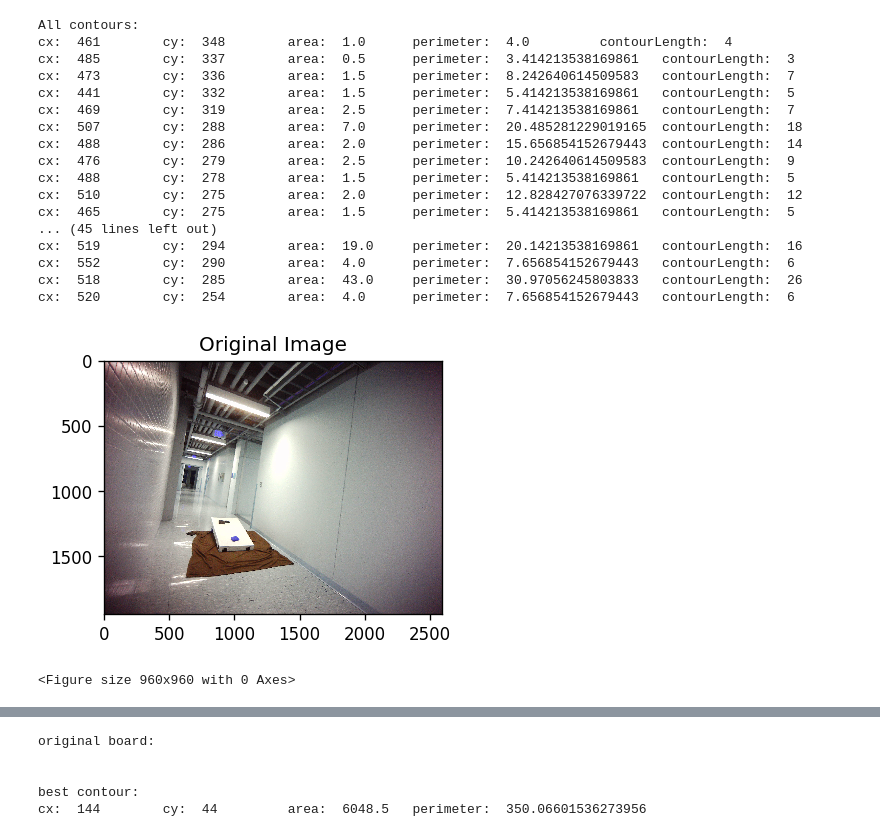
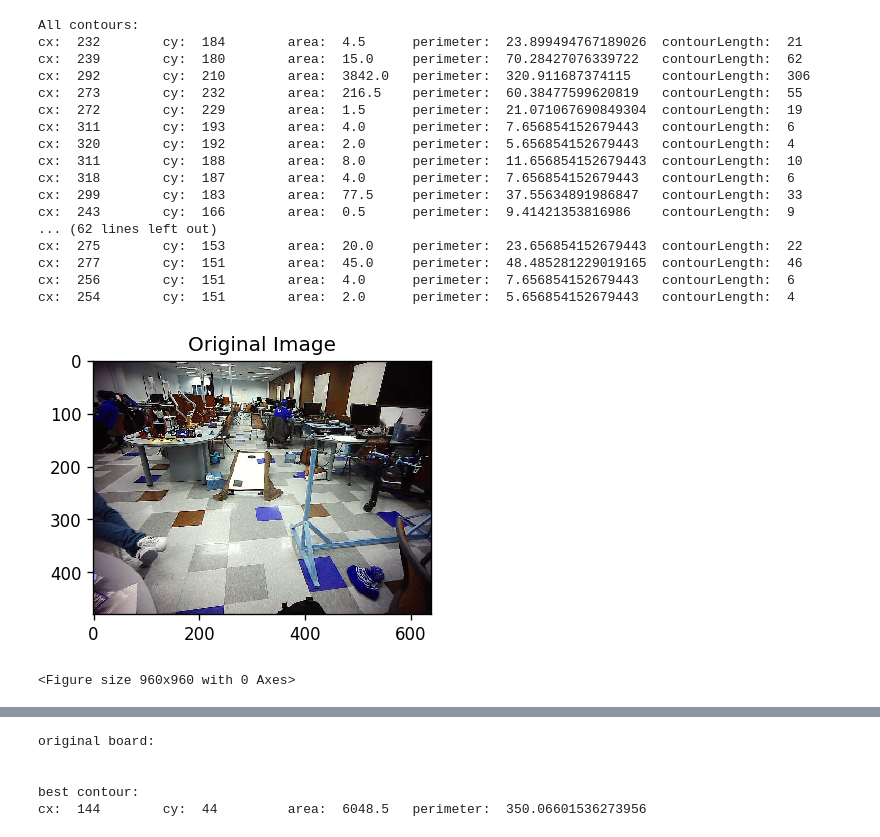
Before and after one commit to awlevin/cornhole-fiesta, a Jupyter notebook: opencv/harris.ipynb, the cells around one changed output, grey strips where cells are left out. Saved outputs shown, nothing was run; the diff lists cells and outputs as text; code cells hidden in the pictures.

```diff
--- a/opencv/harris.ipynb
+++ b/opencv/harris.ipynb
@@ -10,7 +10,7 @@ from scipy.spatial import distance
 from matplotlib import pyplot as plt
 %matplotlib inline
 #src = cv.imread('images/test_wood_bags.png')
-imgString = 'images/Cornhole_pics/pic4.jpg'
+imgString = 'images/tb4.png'
 src = cv.imread(imgString)
 graysrc = cv.cvtColor(src.copy(), cv.COLOR_BGR2GRAY)
 plt.imshow(src)
@@ -154,7 +154,7 @@ for cnt in contours:
     area = cnt_dict['area']
     perimeter = cnt_dict['perimeter']
 
-    if (cx not in range(250,600) or cy not in range(250, 350)):
+    if (cx not in range(220,350) or cy not in range(140, 300)):
         continue
     elif (perimeter > 25 and perimeter < 80):
         possible_bag_cnts.append(cnt)
@@ -165,7 +165,7 @@ for cnt in contours:
     # draw all of the contours we find
     cv.drawContours(src_with_contours, cnt, -1, (0,0,255), 2)
 
-    if (int(perimeter) in range(450, 550)): # must convert double to int for range comparison
+    if (int(area) in range(1000, 2000)): # must convert double to int for range comparison
         # save board contour and centroid (x,y) values
         board_cnt = cnt; board_cx = cx; board_cy = cy
 
@@ -175,50 +175,50 @@ fig = plt.figure(figsize=(8,8),dpi=(120))
 
 if (board_cnt is not None):
 
     # Get mask
     mask = np.zeros(graysrc.shape,np.uint8)
     cv.drawContours(mask,[board_cnt],0,255,cv.FILLED)
 
     # Get all the pixels of the board
     pixelpoints = np.transpose(np.nonzero(mask))
 
     # Display subplot showing board mask
     a = fig.add_subplot(2,2,1)
     plt.imshow(mask)
     a.set_title('Board Mask')
 
     # Get the color at the centroid of the board
     board_centroid_rgb = [src.item(board_cx,board_cy,rgb) for rgb in range(0,3)]
     print("RGB: ", board_centroid_rgb)
 
     # Fill the board contour with some specific color
     print('mean color: ', cv.mean(src, mask=mask))
     board_color_mean = cv.mean(src, mask=mask)
     cloned = cv.drawContours(src.copy(), [board_cnt], 0, board_centroid_rgb, cv.FILLED)
 
     # Display subplot filling in board mask with centroid RGB
     a = fig.add_subplot(2,2,2)
     plt.imshow(cloned)
     a.set_title('Board filled with centroid RGB')
 # %% [output]
 All contours:
-cx:  461        cy:  348        area:  1.0      perimeter:  4.0         contourLength:  4
-cx:  485        cy:  337        area:  0.5      perimeter:  3.414213538169861   contourLength:  3
-cx:  473        cy:  336        area:  1.5      perimeter:  8.242640614509583   contourLength:  7
-cx:  441        cy:  332        area:  1.5      perimeter:  5.414213538169861   contourLength:  5
-cx:  469        cy:  319        area:  2.5      perimeter:  7.414213538169861   contourLength:  7
-cx:  507        cy:  288        area:  7.0      perimeter:  20.485281229019165  contourLength:  18
-cx:  488        cy:  286        area:  2.0      perimeter:  15.656854152679443  contourLength:  14
-cx:  476        cy:  279        area:  2.5      perimeter:  10.242640614509583  contourLength:  9
-cx:  488        cy:  278        area:  1.5      perimeter:  5.414213538169861   contourLength:  5
-cx:  510        cy:  275        area:  2.0      perimeter:  12.828427076339722  contourLength:  12
-cx:  465        cy:  275        area:  1.5      perimeter:  5.414213538169861   contourLength:  5
-... (45 lines left out)
-cx:  519        cy:  294        area:  19.0     perimeter:  20.14213538169861   contourLength:  16
-cx:  552        cy:  290        area:  4.0      perimeter:  7.656854152679443   contourLength:  6
-cx:  518        cy:  285        area:  43.0     perimeter:  30.97056245803833   contourLength:  26
-cx:  520        cy:  254        area:  4.0      perimeter:  7.656854152679443   contourLength:  6
+cx:  232        cy:  184        area:  4.5      perimeter:  23.899494767189026  contourLength:  21
+cx:  239        cy:  180        area:  15.0     perimeter:  70.28427076339722   contourLength:  62
+cx:  292        cy:  210        area:  3842.0   perimeter:  320.911687374115    contourLength:  306
+cx:  273        cy:  232        area:  216.5    perimeter:  60.38477599620819   contourLength:  55
+cx:  272        cy:  229        area:  1.5      perimeter:  21.071067690849304  contourLength:  19
+cx:  311        cy:  193        area:  4.0      perimeter:  7.656854152679443   contourLength:  6
+cx:  320        cy:  192        area:  2.0      perimeter:  5.656854152679443   contourLength:  4
+cx:  311        cy:  188        area:  8.0      perimeter:  11.656854152679443  contourLength:  10
+cx:  318        cy:  187        area:  4.0      perimeter:  7.656854152679443   contourLength:  6
+cx:  299        cy:  183        area:  77.5     perimeter:  37.55634891986847   contourLength:  33
+cx:  243        cy:  166        area:  0.5      perimeter:  9.41421353816986    contourLength:  9
+... (62 lines left out)
+cx:  275        cy:  153        area:  20.0     perimeter:  23.656854152679443  contourLength:  22
+cx:  277        cy:  151        area:  45.0     perimeter:  48.485281229019165  contourLength:  46
+cx:  256        cy:  151        area:  4.0      perimeter:  7.656854152679443   contourLength:  6
+cx:  254        cy:  151        area:  2.0      perimeter:  5.656854152679443   contourLength:  4
-[figure, old version]
+[figure, new version]
 <Figure size 960x960 with 0 Axes>
 # %%
 # Show contours with area greater than 10 and less than 150 within the masked region
```
Also changed, not shown: parts of 7 cells of this notebook, 10 other files.
